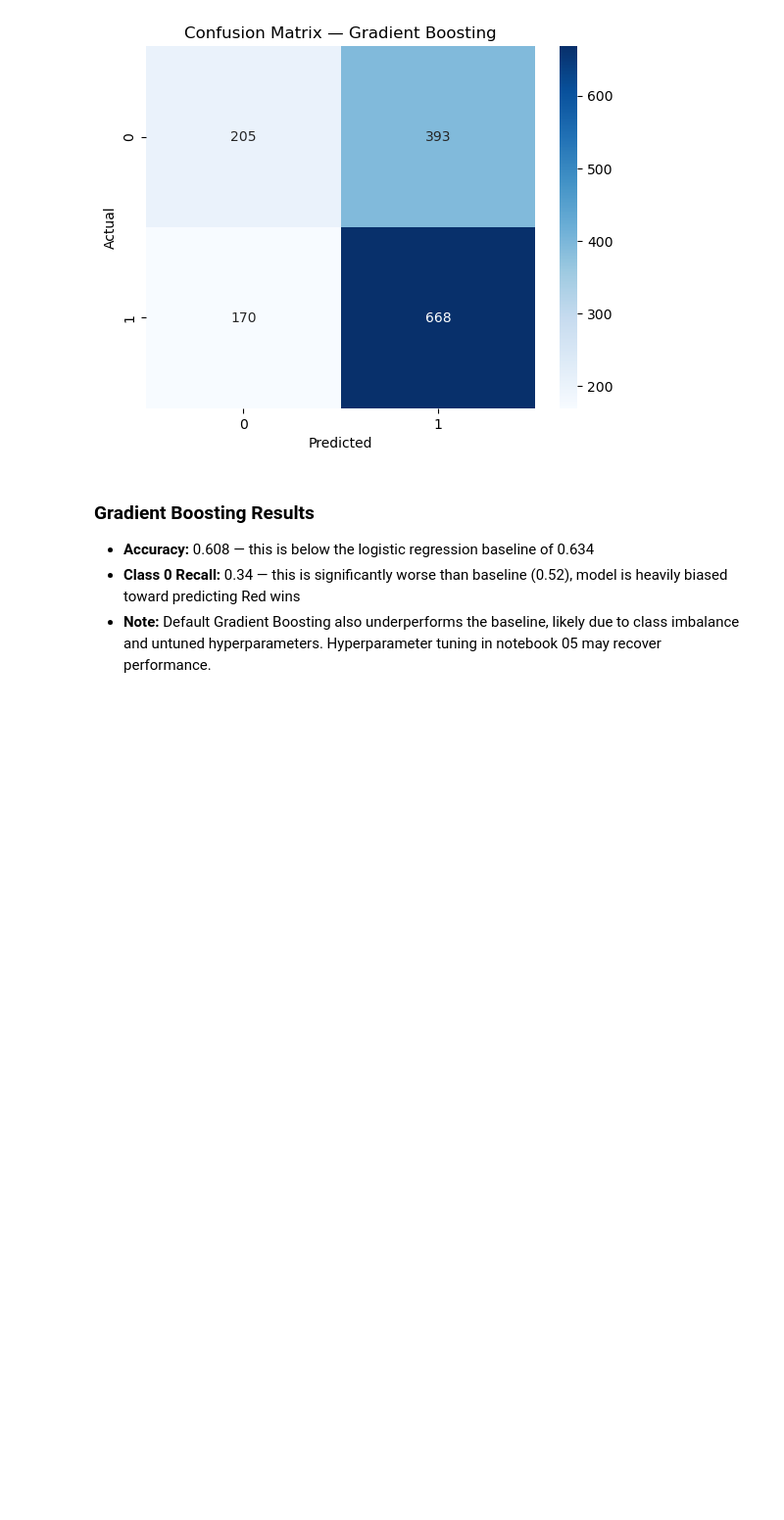
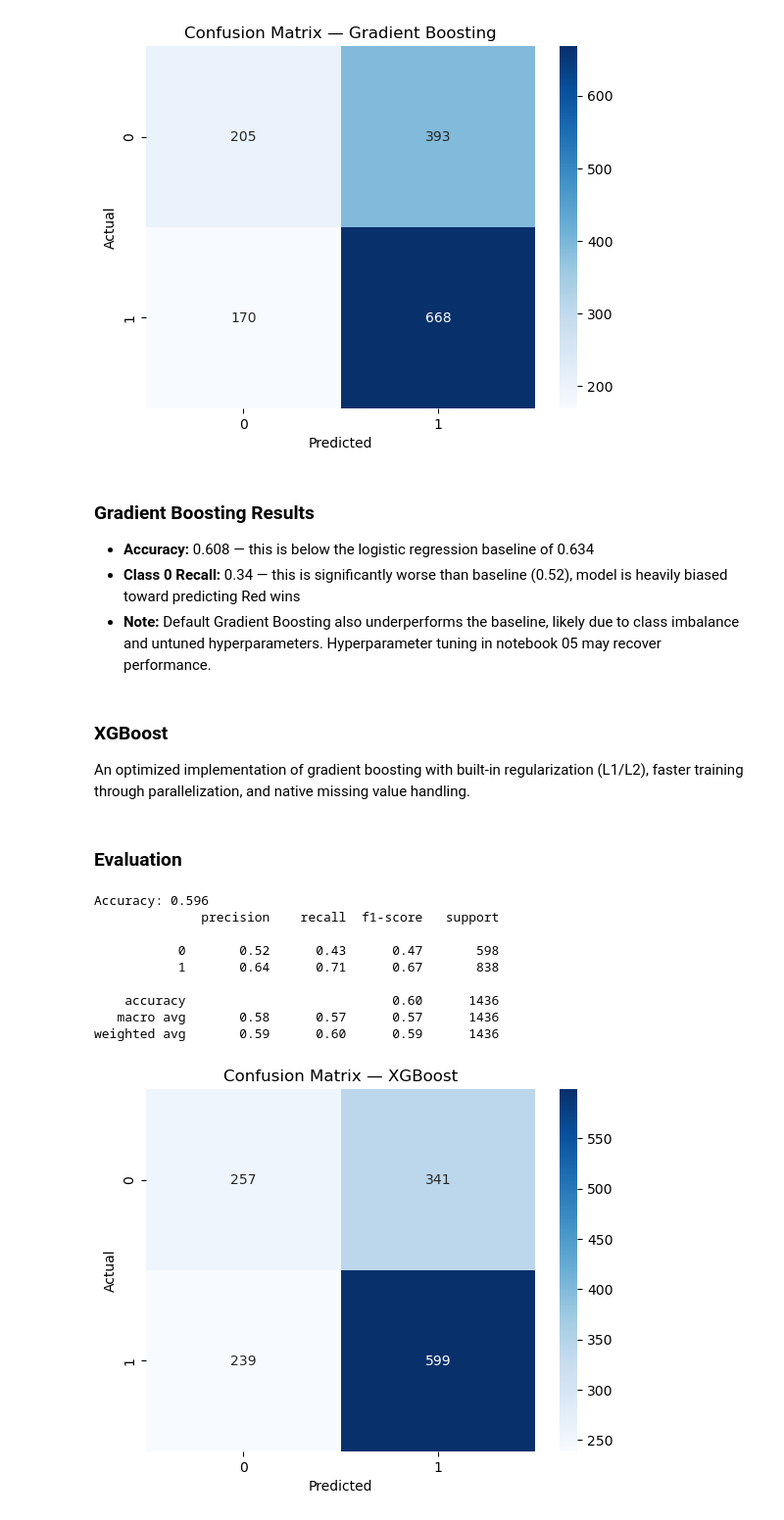
Before and after one commit to lucas23wong/UFC-Fight-Prediction, a Jupyter notebook: notebooks/04_model_comparison.ipynb, the cells around one changed output. Shown at 98% size. Cells and saved outputs as stored; diff of their text form; code cells hidden in the pictures; blank space fills up the shorter version.

Commit message:
04 models complete

```diff
--- a/notebooks/04_model_comparison.ipynb
+++ b/notebooks/04_model_comparison.ipynb
@@ -137,3 +149,42 @@ weighted avg       0.60      0.61      0.59      1436
 - **Accuracy:** 0.608 — this is below the logistic regression baseline of 0.634
 - **Class 0 Recall:** 0.34 — this is significantly worse than baseline (0.52), model is heavily biased toward predicting Red wins
 - **Note:** Default Gradient Boosting also underperforms the baseline, likely due to class imbalance and untuned hyperparameters. Hyperparameter tuning in notebook 05 may recover performance.
+# %% [markdown]
+### XGBoost
+
+An optimized implementation of gradient boosting with built-in regularization (L1/L2), faster training through parallelization, and native missing value handling.
+# %%
+# Implement XGBoost
+
+pipeline_xgb = Pipeline(steps=[
+    ('preprocessor', preprocessor),
+    ('model', XGBClassifier(n_estimators=100, random_state=42, eval_metric='logloss'))
+])
+
+pipeline_xgb.fit(X_train, y_train)
+y_pred_xgb = pipeline_xgb.predict(X_test)
+# %% [markdown]
+### Evaluation
+# %%
+# Evaluate performance
+print(f"Accuracy: {accuracy_score(y_test, y_pred_xgb):.3f}")
+print(classification_report(y_test, y_pred_xgb))
+
+cm = confusion_matrix(y_test, y_pred_xgb)
+fig, ax = plt.subplots()
+sns.heatmap(cm, annot=True, fmt='d', cmap='Blues', ax=ax)
+ax.set_xlabel('Predicted')
+ax.set_ylabel('Actual')
+ax.set_title('Confusion Matrix — XGBoost')
+plt.show()
+# %% [output]
+Accuracy: 0.596
+              precision    recall  f1-score   support
+
+           0       0.52      0.43      0.47       598
+           1       0.64      0.71      0.67       838
+
+    accuracy                           0.60      1436
+   macro avg       0.58      0.57      0.57      1436
+weighted avg       0.59      0.60      0.59      1436
+[figure, added]
```
Also changed, not shown: parts of 8 cells of this notebook.
